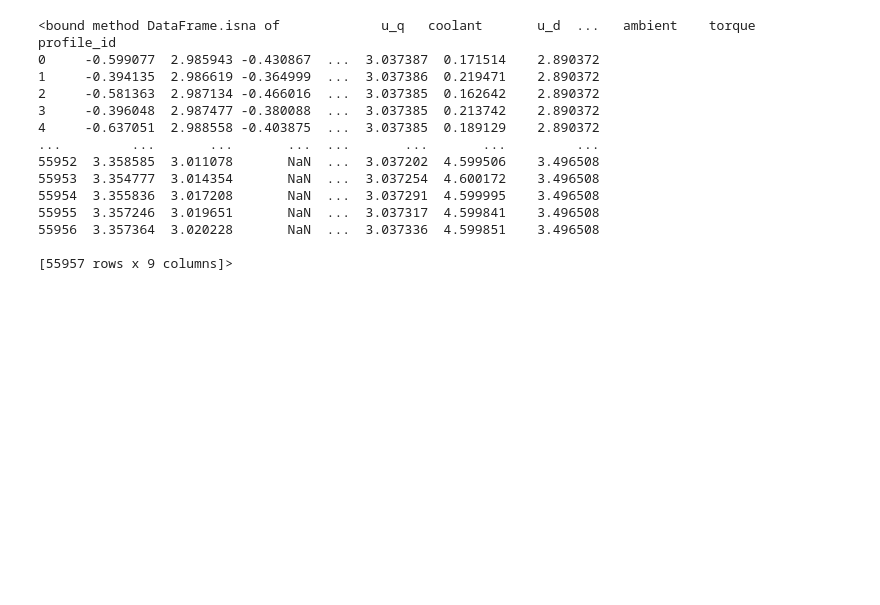
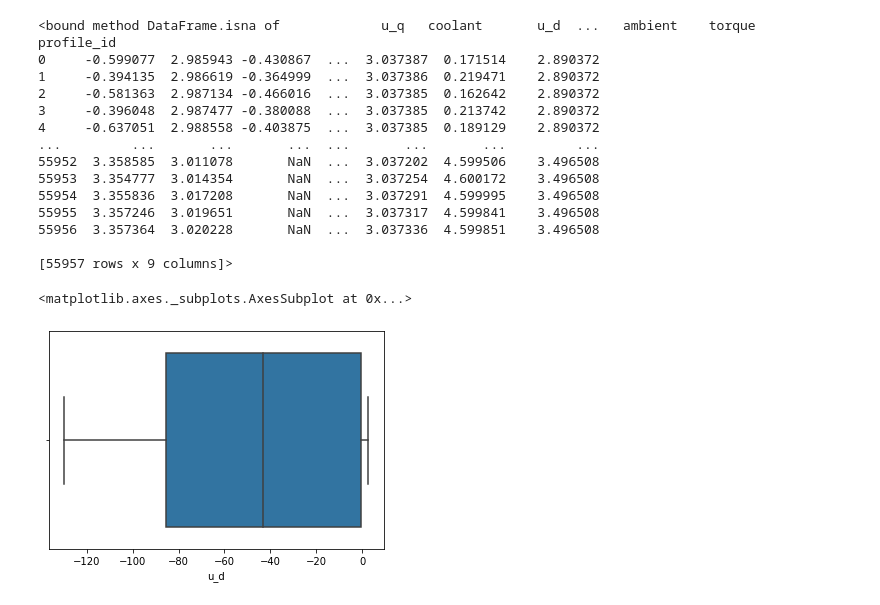
Before and after one commit to khodid/2021MachineLearningIntro, a Jupyter notebook: Ch5_Regression.ipynb, the cells around one changed output. Cells and saved outputs as stored; diff of their text form; code cells hidden in the pictures; blank space fills up the shorter version.

```diff
--- a/Ch5_Regression.ipynb
+++ b/Ch5_Regression.ipynb
@@ -352,3 +352,10 @@ X_log.isna
 55956  3.357364  3.020228       NaN  ...  3.037336  4.599851    3.496508
 
 [55957 rows x 9 columns]>
+# %%
+# 음수 피쳐 분포 살펴보기
+
+sns.boxplot(X.loc[:]['u_d'])
+# %% [output]
+<matplotlib.axes._subplots.AxesSubplot at 0x...>
+[figure, added]
```
Also changed, not shown: parts of 3 cells of this notebook.
